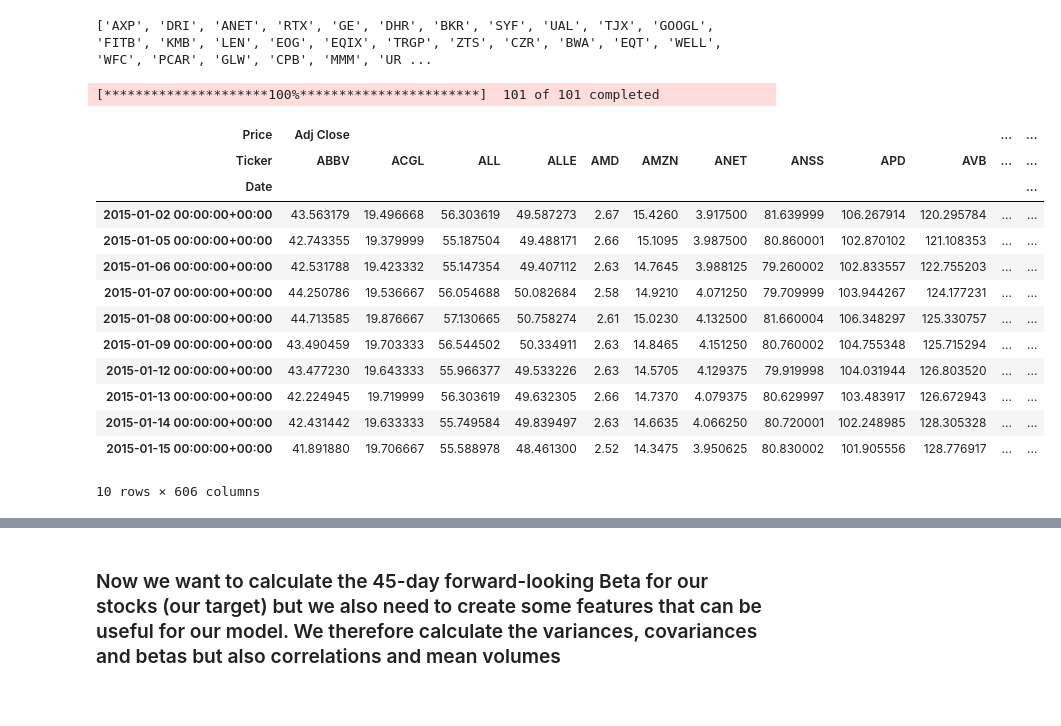
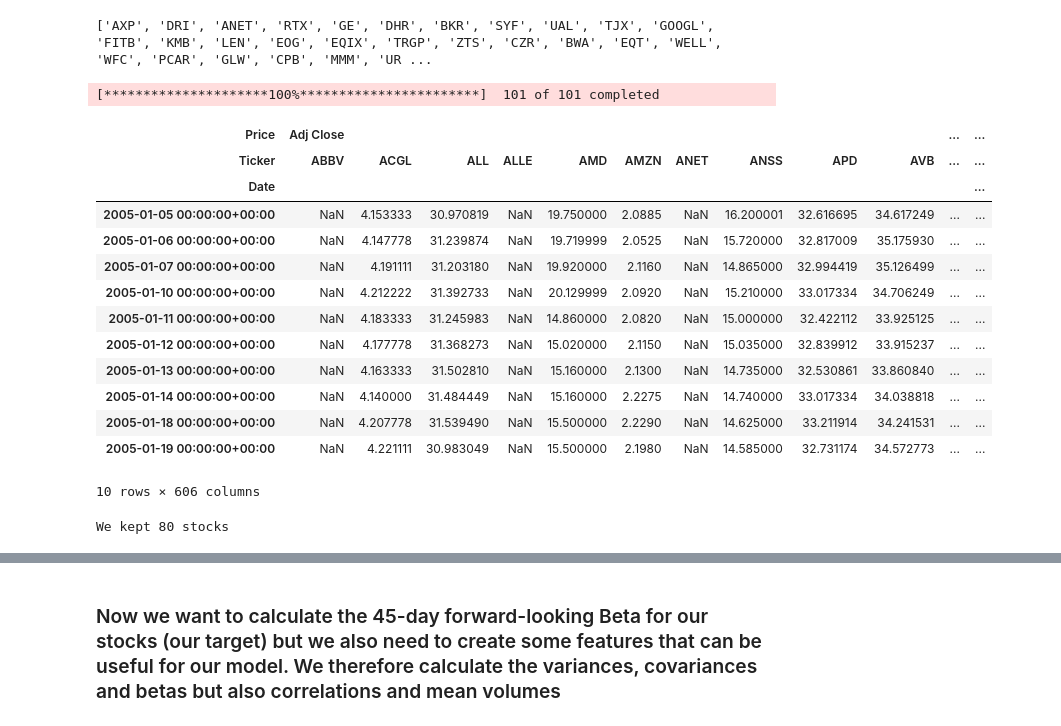
Before and after one commit to albertonavaa/Selected-Projects, a Jupyter notebook: Beta_prediction.ipynb, the cells around one changed output, grey strips where cells are left out. Saved outputs shown, nothing was run; the diff lists cells and outputs as text; code cells hidden in the pictures.

```diff
--- a/Beta_prediction.ipynb
+++ b/Beta_prediction.ipynb
@@ -71,26 +78,36 @@ print(stocks)
 # %%
 # Define the reference market index and download data
 reference_index = '^GSPC'  # S&P 500
 today = datetime.now()
-start_date = today - timedelta(days=10 * 365)
+start_date = today - timedelta(days=20 * 365)
 data = yf.download(stocks + [reference_index], start=start_date, end=today)
 data.head(10)
 # %% [output]
 [*********************100%***********************]  101 of 101 completed
 | Price | Adj Close |  |  |  |  |  |  |  |  |  | ... | ... |
 | Ticker | ABBV | ACGL | ALL | ALLE | AMD | AMZN | ANET | ANSS | APD | AVB | ... | ... |
 | Date |  |  |  |  |  |  |  |  |  |  |  | ... |
-| 2015-01-02 00:00:00+00:00 | 43.563179 | 19.496668 | 56.303619 | 49.587273 | 2.67 | 15.4260 | 3.917500 | 81.639999 | 106.267914 | 120.295784 | ... | ... |
-| 2015-01-05 00:00:00+00:00 | 42.743355 | 19.379999 | 55.187504 | 49.488171 | 2.66 | 15.1095 | 3.987500 | 80.860001 | 102.870102 | 121.108353 | ... | ... |
-| 2015-01-06 00:00:00+00:00 | 42.531788 | 19.423332 | 55.147354 | 49.407112 | 2.63 | 14.7645 | 3.988125 | 79.260002 | 102.833557 | 122.755203 | ... | ... |
-| 2015-01-07 00:00:00+00:00 | 44.250786 | 19.536667 | 56.054688 | 50.082684 | 2.58 | 14.9210 | 4.071250 | 79.709999 | 103.944267 | 124.177231 | ... | ... |
-| 2015-01-08 00:00:00+00:00 | 44.713585 | 19.876667 | 57.130665 | 50.758274 | 2.61 | 15.0230 | 4.132500 | 81.660004 | 106.348297 | 125.330757 | ... | ... |
-| 2015-01-09 00:00:00+00:00 | 43.490459 | 19.703333 | 56.544502 | 50.334911 | 2.63 | 14.8465 | 4.151250 | 80.760002 | 104.755348 | 125.715294 | ... | ... |
-| 2015-01-12 00:00:00+00:00 | 43.477230 | 19.643333 | 55.966377 | 49.533226 | 2.63 | 14.5705 | 4.129375 | 79.919998 | 104.031944 | 126.803520 | ... | ... |
-| 2015-01-13 00:00:00+00:00 | 42.224945 | 19.719999 | 56.303619 | 49.632305 | 2.66 | 14.7370 | 4.079375 | 80.629997 | 103.483917 | 126.672943 | ... | ... |
-| 2015-01-14 00:00:00+00:00 | 42.431442 | 19.633333 | 55.749584 | 49.839497 | 2.63 | 14.6635 | 4.066250 | 80.720001 | 102.248985 | 128.305328 | ... | ... |
-| 2015-01-15 00:00:00+00:00 | 41.891880 | 19.706667 | 55.588978 | 48.461300 | 2.52 | 14.3475 | 3.950625 | 80.830002 | 101.905556 | 128.776917 | ... | ... |
+| 2005-01-05 00:00:00+00:00 | NaN | 4.153333 | 30.970819 | NaN | 19.750000 | 2.0885 | NaN | 16.200001 | 32.616695 | 34.617249 | ... | ... |
+| 2005-01-06 00:00:00+00:00 | NaN | 4.147778 | 31.239874 | NaN | 19.719999 | 2.0525 | NaN | 15.720000 | 32.817009 | 35.175930 | ... | ... |
+| 2005-01-07 00:00:00+00:00 | NaN | 4.191111 | 31.203180 | NaN | 19.920000 | 2.1160 | NaN | 14.865000 | 32.994419 | 35.126499 | ... | ... |
+| 2005-01-10 00:00:00+00:00 | NaN | 4.212222 | 31.392733 | NaN | 20.129999 | 2.0920 | NaN | 15.210000 | 33.017334 | 34.706249 | ... | ... |
+| 2005-01-11 00:00:00+00:00 | NaN | 4.183333 | 31.245983 | NaN | 14.860000 | 2.0820 | NaN | 15.000000 | 32.422112 | 33.925125 | ... | ... |
+| 2005-01-12 00:00:00+00:00 | NaN | 4.177778 | 31.368273 | NaN | 15.020000 | 2.1150 | NaN | 15.035000 | 32.839912 | 33.915237 | ... | ... |
+| 2005-01-13 00:00:00+00:00 | NaN | 4.163333 | 31.502810 | NaN | 15.160000 | 2.1300 | NaN | 14.735000 | 32.530861 | 33.860840 | ... | ... |
+| 2005-01-14 00:00:00+00:00 | NaN | 4.140000 | 31.484449 | NaN | 15.160000 | 2.2275 | NaN | 14.740000 | 33.017334 | 34.038818 | ... | ... |
+| 2005-01-18 00:00:00+00:00 | NaN | 4.207778 | 31.539490 | NaN | 15.500000 | 2.2290 | NaN | 14.625000 | 33.211914 | 34.241531 | ... | ... |
+| 2005-01-19 00:00:00+00:00 | NaN | 4.221111 | 30.983049 | NaN | 15.500000 | 2.1980 | NaN | 14.585000 | 32.731174 | 34.572773 | ... | ... |
 10 rows × 606 columns
+# %%
+# Since we note some stocks have several Nan values, we filter these data and keep only stocks with less than 100 nans
+stocks_kept =[reference_index]
+for ticker in stocks:
+    if data['Adj Close'][ticker].isna().sum() < 100:
+        stocks_kept.append(ticker)
+print(f'We kept {len(stocks_kept)} stocks')
+data = data.loc[:, pd.IndexSlice[:, stocks_kept]]
+# %% [output]
+We kept 80 stocks
 # %%
 # Get some info about our data
 data.info()
```
Also changed, not shown: parts of 16 cells of this notebook.
